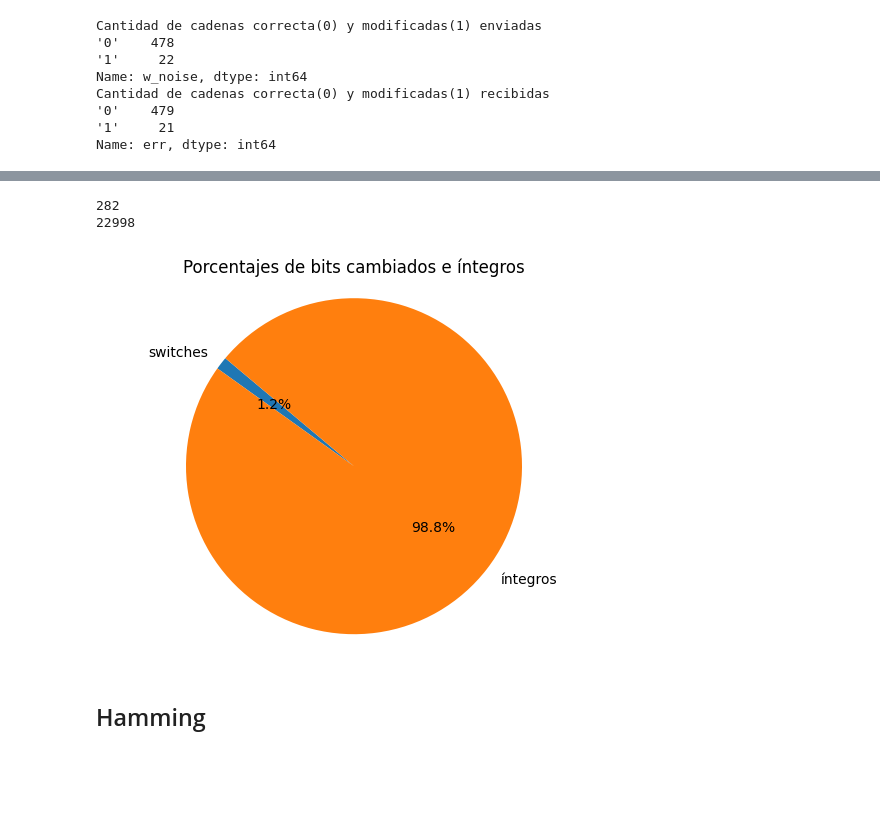
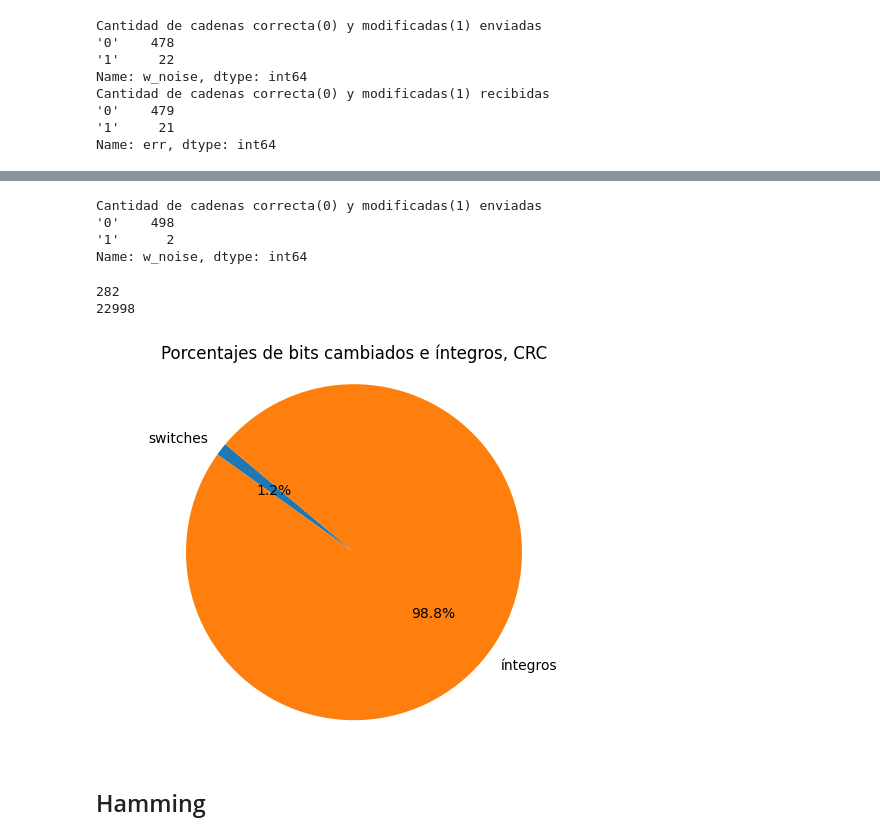
Before and after one commit to MaIsabelSolano/UVG_Redes_Lab-2_P-2, a Jupyter notebook: Reporte.ipynb, the cells around one changed output, grey strips where cells are left out. Cells and saved outputs as stored; diff of their text form; code cells hidden in the pictures; blank space fills up the shorter version.

```diff
--- a/Reporte.ipynb
+++ b/Reporte.ipynb
@@ -96,3 +110,12 @@ eCRC['id'][0]
+# %%
+ceros_eHAM = eHam["w_noise"].value_counts()
+print("Cantidad de cadenas correcta(0) y modificadas(1) enviadas")
+print(ceros_eHAM)
+# %% [output]
+Cantidad de cadenas correcta(0) y modificadas(1) enviadas
+'0'    498
+'1'      2
+Name: w_noise, dtype: int64
 # %%
 switches_general = 0
 digitos_general = 0
@@ -115,21 +138,21 @@ print(digitos_general)
 # %%
 # Data for the pie chart
 labels = ['switches', 'íntegros']
 sizes = [switches_general, digitos_general - switches_general]  # Percentages or values for each category
 
 # Create a pie chart
 plt.pie(sizes, labels=labels, autopct='%1.1f%%', startangle=140)
 
 # Equal aspect ratio ensures that pie is drawn as a circle.
 plt.axis('equal')
 
 # Add a title
-plt.title("Porcentajes de bits cambiados e íntegros")
+plt.title("Porcentajes de bits cambiados e íntegros, CRC")
 
 # Show the pie chart
 plt.show()
 # %% [output]
-[figure, old version]
+[figure, new version]
 # %% [markdown]
 ## Hamming
 # %%
```
Also changed, not shown: parts of 2 cells of this notebook.
